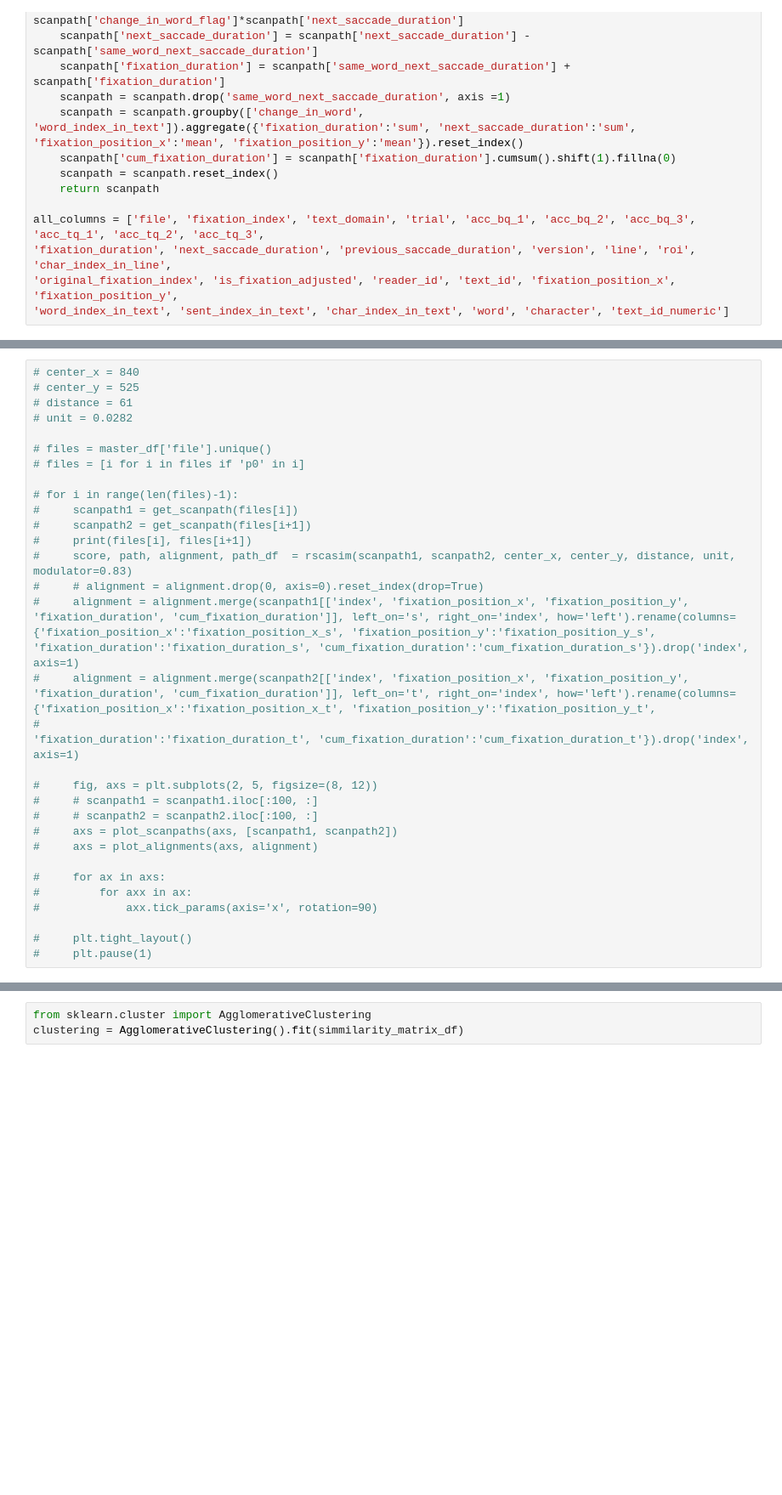
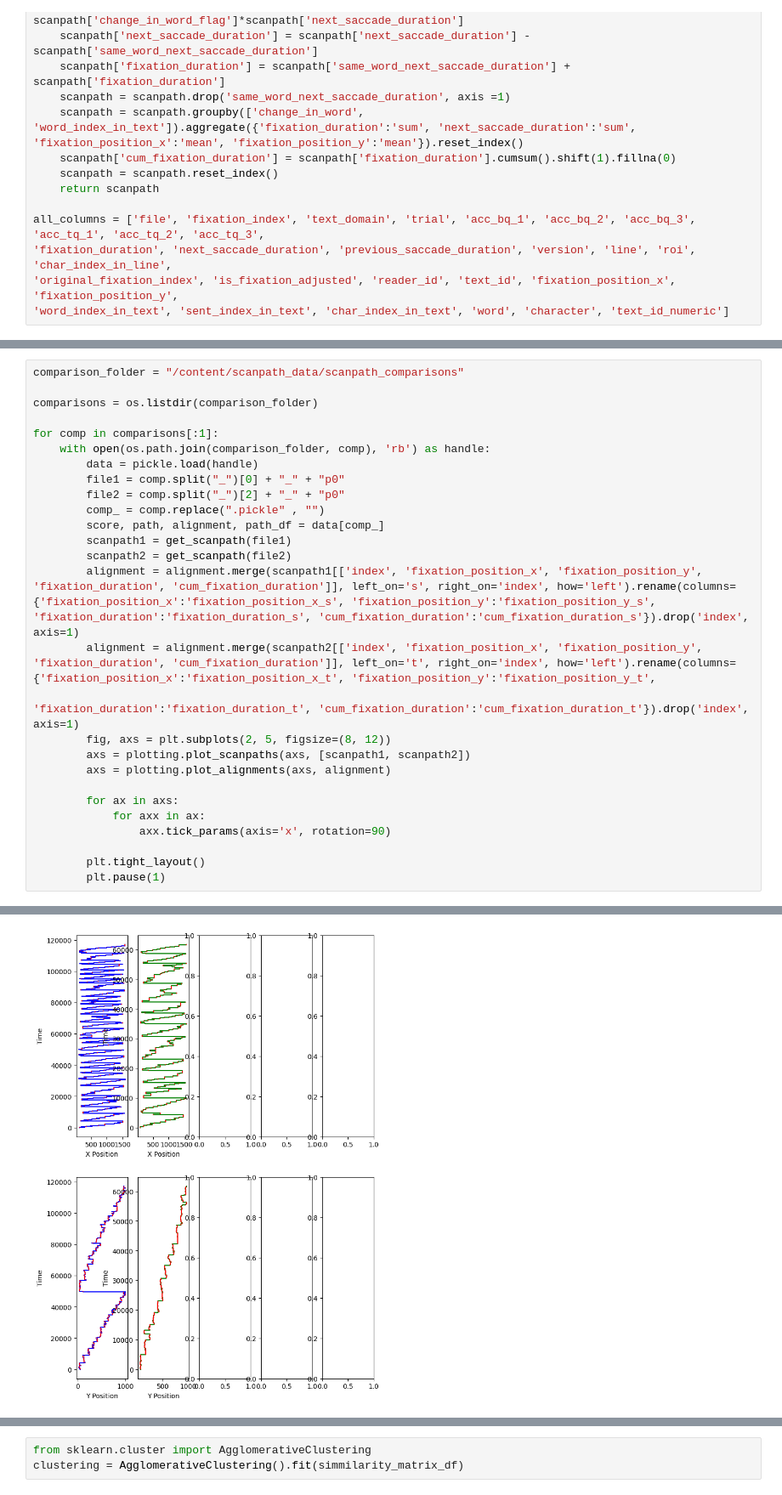
Before and after one commit to ranveersingh81/scanpath, a Jupyter notebook: exploration.ipynb, the cells around one changed output, grey strips where cells are left out. Shown: that part at 85% size. Saved outputs shown, nothing was run; the diff lists cells and outputs as text; blank space fills up the shorter version.

```diff
--- a/exploration.ipynb
+++ b/exploration.ipynb
@@ -50,31 +79,28 @@ all_columns = ['file', 'fixation_index', 'text_domain', 'trial', 'acc_bq_1', 'ac
 # %%
-# center_x = 840
-# center_y = 525
-# distance = 61
-# unit = 0.0282
+comparison_folder = "/content/scanpath_data/scanpath_comparisons"
 
-# files = master_df['file'].unique()
-# files = [i for i in files if 'p0' in i]
+comparisons = os.listdir(comparison_folder)
 
-# for i in range(len(files)-1):
-#     scanpath1 = get_scanpath(files[i])
-#     scanpath2 = get_scanpath(files[i+1])
-#     print(files[i], files[i+1])
-#     score, path, alignment, path_df  = rscasim(scanpath1, scanpath2, center_x, center_y, distance, unit, modulator=0.83)
-#     # alignment = alignment.drop(0, axis=0).reset_index(drop=True)
-#     alignment = alignment.merge(scanpath1[['index', 'fixation_position_x', 'fixation_position_y', 'fixation_duration', 'cum_fixation_duration']], left_on='s', right_on='index', how='left').rename(columns={'fixation_position_x':'fixation_position_x_s', 'fixation_position_y':'fixation_position_y_s',                                                                                                                                                                                         'fixation_duration':'fixation_duration_s', 'cum_fixation_duration':'cum_fixation_duration_s'}).drop('index', axis=1)
-#     alignment = alignment.merge(scanpath2[['index', 'fixation_position_x', 'fixation_position_y', 'fixation_duration', 'cum_fixation_duration']], left_on='t', right_on='index', how='left').rename(columns={'fixation_position_x':'fixation_position_x_t', 'fixation_position_y':'fixation_position_y_t',
-#                                                                                                                                                                                                             'fixation_duration':'fixation_duration_t', 'cum_fixation_duration':'cum_fixation_duration_t'}).drop('index', axis=1)
+for comp in comparisons[:1]:
+    with open(os.path.join(comparison_folder, comp), 'rb') as handle:
+        data = pickle.load(handle)
+        file1 = comp.split("_")[0] + "_" + "p0"
+        file2 = comp.split("_")[2] + "_" + "p0"
+        comp_ = comp.replace(".pickle" , "")
+        score, path, alignment, path_df = data[comp_]
+        scanpath1 = get_scanpath(file1)
+        scanpath2 = get_scanpath(file2)
+        alignment = alignment.merge(scanpath1[['index', 'fixation_position_x', 'fixation_position_y', 'fixation_duration', 'cum_fixation_duration']], left_on='s', right_on='index', how='left').rename(columns={'fixation_position_x':'fixation_position_x_s', 'fixation_position_y':'fixation_position_y_s',                                                                                                                                                                                         'fixation_duration':'fixation_duration_s', 'cum_fixation_duration':'cum_fixation_duration_s'}).drop('index', axis=1)
+        alignment = alignment.merge(scanpath2[['index', 'fixation_position_x', 'fixation_position_y', 'fixation_duration', 'cum_fixation_duration']], left_on='t', right_on='index', how='left').rename(columns={'fixation_position_x':'fixation_position_x_t', 'fixation_position_y':'fixation_position_y_t',
+                                                                                                                                                                                                                'fixation_duration':'fixation_duration_t', 'cum_fixation_duration':'cum_fixation_duration_t'}).drop('index', axis=1)
+        fig, axs = plt.subplots(2, 5, figsize=(8, 12))
+        axs = plotting.plot_scanpaths(axs, [scanpath1, scanpath2])
+        axs = plotting.plot_alignments(axs, alignment)
 
-#     fig, axs = plt.subplots(2, 5, figsize=(8, 12))
-#     # scanpath1 = scanpath1.iloc[:100, :]
-#     # scanpath2 = scanpath2.iloc[:100, :]
-#     axs = plot_scanpaths(axs, [scanpath1, scanpath2])
-#     axs = plot_alignments(axs, alignment)
+        for ax in axs:
+            for axx in ax:
+                axx.tick_params(axis='x', rotation=90)
 
-#     for ax in axs:
-#         for axx in ax:
-#             axx.tick_params(axis='x', rotation=90)
-
-#     plt.tight_layout()
-#     plt.pause(1)
+        plt.tight_layout()
+        plt.pause(1)
+# %% [output]
@@ -81,3 +108,4 @@ all_columns = ['file', 'fixation_index', 'text_domain', 'trial', 'acc_bq_1', 'ac
+[figure, added]
 # %%
 simmilarity_matrix_df = pd.DataFrame(data = simmilarity_matrix, columns=files, index=files)
 simmilarity_matrix_df = simmilarity_matrix_df.iloc[:43, :43]
```
Also changed, not shown: parts of 6 cells of this notebook.
